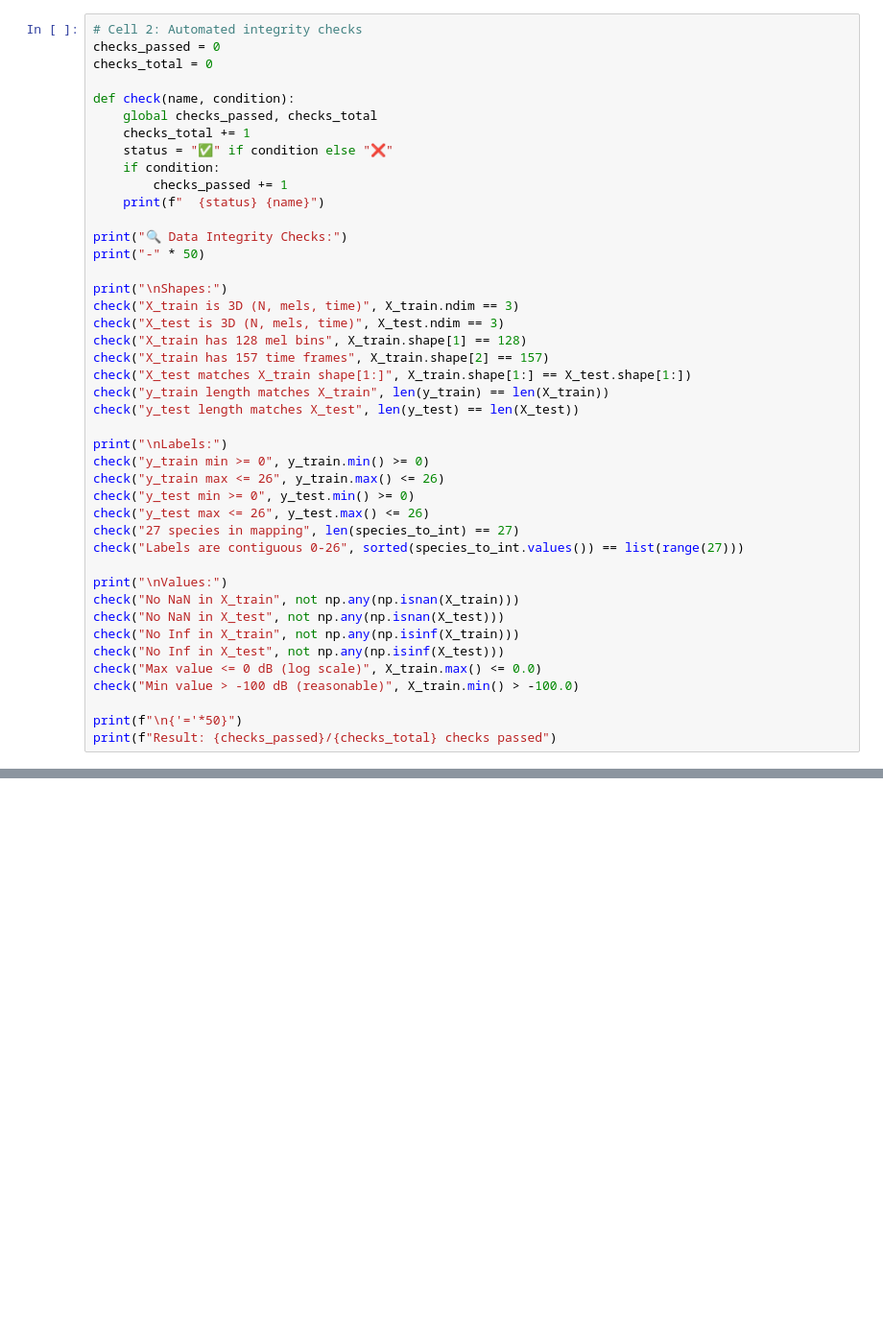
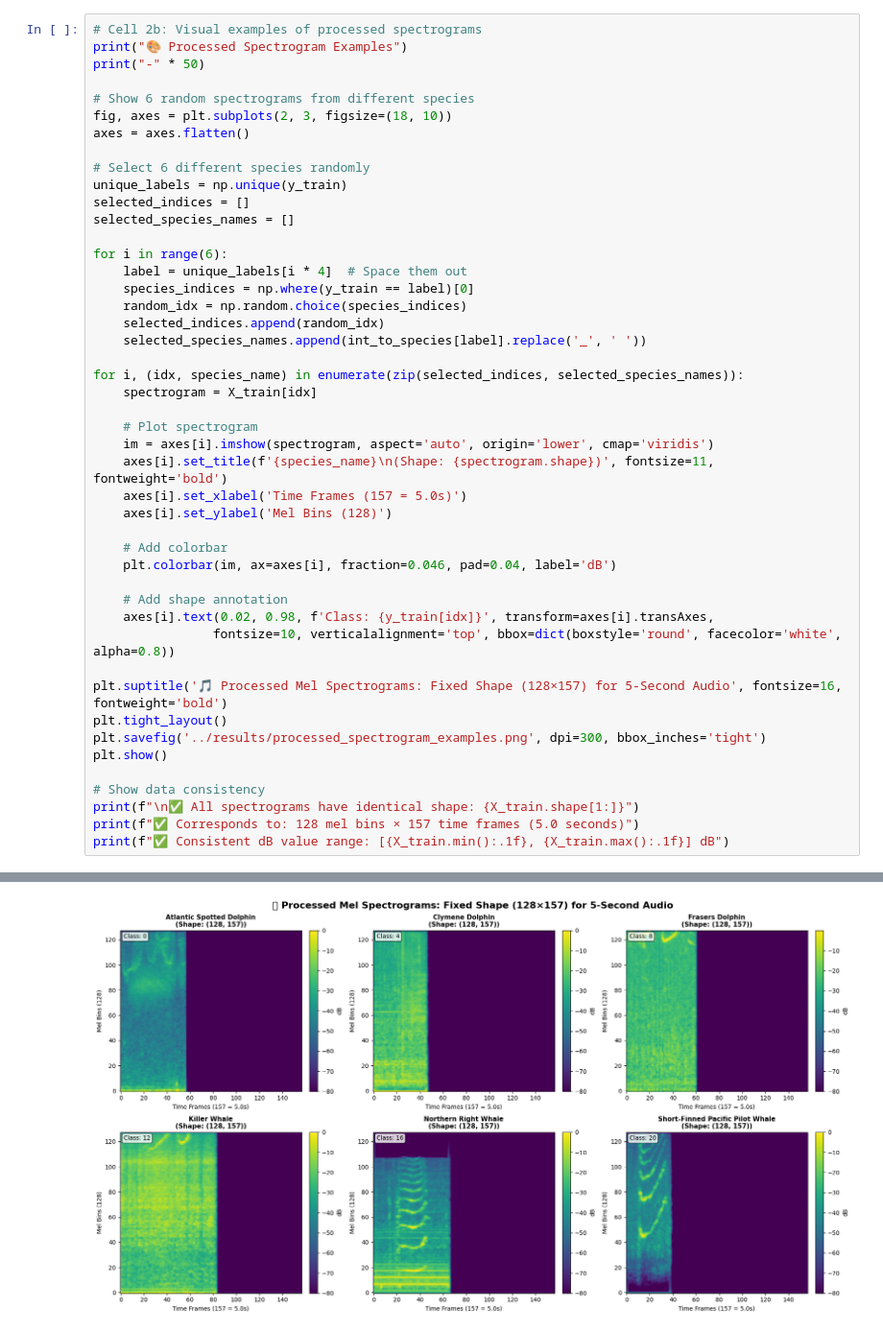
Before and after one commit to Jannik-m12/whale-call-classifier, a Jupyter notebook: notebooks/02_preprocessing_validation.ipynb, the cells around one changed output, grey strips where cells are left out. Shown at 96% size. Cells and saved outputs as stored; diff of their text form; blank space fills up the shorter version.

```diff
--- a/notebooks/02_preprocessing_validation.ipynb
+++ b/notebooks/02_preprocessing_validation.ipynb
@@ -34,44 +166,47 @@ Value range: [-80.0, 0.0] dB
 # %%
-# Cell 2: Automated integrity checks
-checks_passed = 0
-checks_total = 0
-
-def check(name, condition):
-    global checks_passed, checks_total
-    checks_total += 1
-    status = "✅" if condition else "❌"
-    if condition:
-        checks_passed += 1
-    print(f"  {status} {name}")
-
-print("🔍 Data Integrity Checks:")
+# Cell 2b: Visual examples of processed spectrograms
+print("🎨 Processed Spectrogram Examples")
 print("-" * 50)
 
-print("\nShapes:")
-check("X_train is 3D (N, mels, time)", X_train.ndim == 3)
-check("X_test is 3D (N, mels, time)", X_test.ndim == 3)
-check("X_train has 128 mel bins", X_train.shape[1] == 128)
-check("X_train has 157 time frames", X_train.shape[2] == 157)
-check("X_test matches X_train shape[1:]", X_train.shape[1:] == X_test.shape[1:])
-check("y_train length matches X_train", len(y_train) == len(X_train))
-check("y_test length matches X_test", len(y_test) == len(X_test))
+# Show 6 random spectrograms from different species
+fig, axes = plt.subplots(2, 3, figsize=(18, 10))
+axes = axes.flatten()
 
-print("\nLabels:")
-check("y_train min >= 0", y_train.min() >= 0)
-check("y_train max <= 26", y_train.max() <= 26)
-check("y_test min >= 0", y_test.min() >= 0)
-check("y_test max <= 26", y_test.max() <= 26)
-check("27 species in mapping", len(species_to_int) == 27)
-check("Labels are contiguous 0-26", sorted(species_to_int.values()) == list(range(27)))
+# Select 6 different species randomly
+unique_labels = np.unique(y_train)
+selected_indices = []
+selected_species_names = []
 
-print("\nValues:")
-check("No NaN in X_train", not np.any(np.isnan(X_train)))
-check("No NaN in X_test", not np.any(np.isnan(X_test)))
-check("No Inf in X_train", not np.any(np.isinf(X_train)))
-check("No Inf in X_test", not np.any(np.isinf(X_test)))
-check("Max value <= 0 dB (log scale)", X_train.max() <= 0.0)
-check("Min value > -100 dB (reasonable)", X_train.min() > -100.0)
+for i in range(6):
+    label = unique_labels[i * 4]  # Space them out
+    species_indices = np.where(y_train == label)[0]
+    random_idx = np.random.choice(species_indices)
+    selected_indices.append(random_idx)
+    selected_species_names.append(int_to_species[label].replace('_', ' '))
 
-print(f"\n{'='*50}")
-print(f"Result: {checks_passed}/{checks_total} checks passed")
+for i, (idx, species_name) in enumerate(zip(selected_indices, selected_species_names)):
+    spectrogram = X_train[idx]
+
+    # Plot spectrogram
+    im = axes[i].imshow(spectrogram, aspect='auto', origin='lower', cmap='viridis')
+    axes[i].set_title(f'{species_name}\n(Shape: {spectrogram.shape})', fontsize=11, fontweight='bold')
+    axes[i].set_xlabel('Time Frames (157 = 5.0s)')
+    axes[i].set_ylabel('Mel Bins (128)')
+
+    # Add colorbar
+    plt.colorbar(im, ax=axes[i], fraction=0.046, pad=0.04, label='dB')
+
+    # Add shape annotation
+    axes[i].text(0.02, 0.98, f'Class: {y_train[idx]}', transform=axes[i].transAxes,
+                fontsize=10, verticalalignment='top', bbox=dict(boxstyle='round', facecolor='white', alpha=0.8))
+
+plt.suptitle('🎵 Processed Mel Spectrograms: Fixed Shape (128×157) for 5-Second Audio', fontsize=16, fontweight='bold')
+plt.tight_layout()
+plt.savefig('../results/processed_spectrogram_examples.png', dpi=300, bbox_inches='tight')
+plt.show()
+
+# Show data consistency
+print(f"\n✅ All spectrograms have identical shape: {X_train.shape[1:]}")
+print(f"✅ Corresponds to: 128 mel bins × 157 time frames (5.0 seconds)")
+print(f"✅ Consistent dB value range: [{X_train.min():.1f}, {X_train.max():.1f}] dB")
 # %% [output]
@@ -94,0 +215 @@ Result: 18/19 checks passed
+[figure, added]
```
Also changed, not shown: parts of 7 cells of this notebook, 11 other files.
